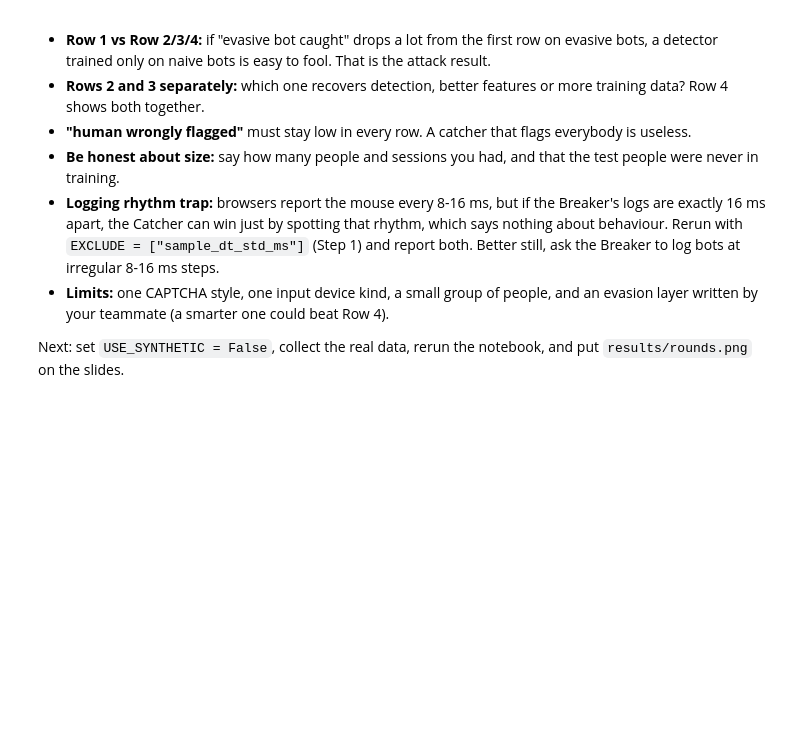
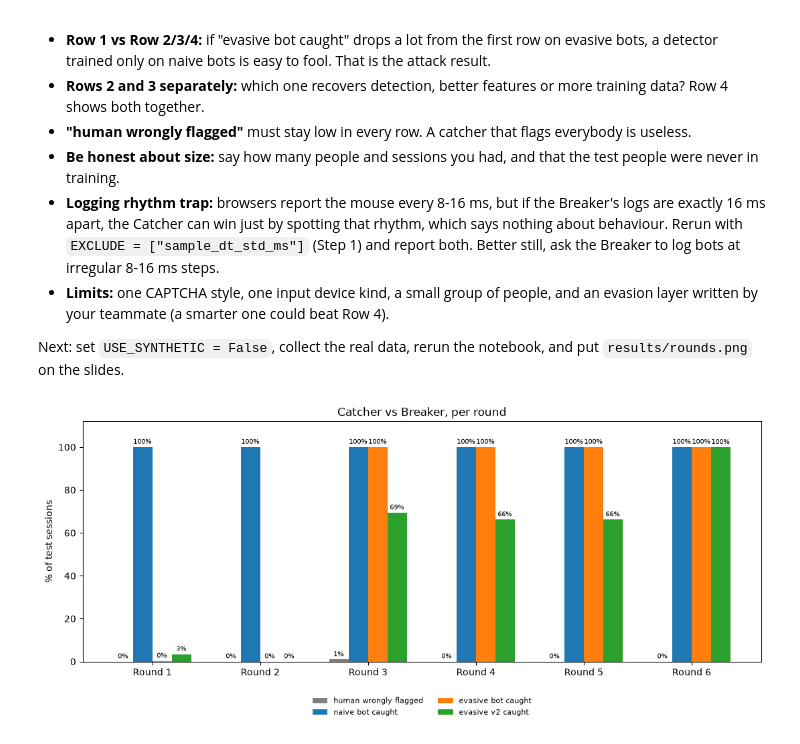
Before and after one commit to khudoberdiev/captcha-breaker-catcher, a Jupyter notebook: half_b_catcher/catcher.ipynb, the cells around one changed output. Cells and saved outputs as stored; diff of their text form; code cells hidden in the pictures; blank space fills up the shorter version.

Commit message:
Catcher: add evasive v2 rounds and Act 3 export

```diff
--- a/half_b_catcher/catcher.ipynb
+++ b/half_b_catcher/catcher.ipynb
@@ -31,7 +31,8 @@ from sklearn.preprocessing import StandardScaler
 from features import load_sessions, BASIC_FEATURES, ADVANCED_FEATURES
 import simulate_sessions
 
-USE_SYNTHETIC = True     # True = FAKE test data.  Set to False for the real experiment.
+
+USE_SYNTHETIC = False     # True = FAKE test data.  Set to False for the real experiment.
 N_REPEATS = 20           # we average over this many different random train/test splits
 TEST_FRACTION = 0.3      # share of people / bots held out for testing
 
@@ -240,3 +284,95 @@ plt.show()
 - **Limits:** one CAPTCHA style, one input device kind, a small group of people, and an evasion layer written by your teammate (a smarter one could beat Row 4).
 
 Next: set `USE_SYNTHETIC = False`, collect the real data, rerun the notebook, and put `results/rounds.png` on the slides.
+# %%
+def split_with_v2(frame, seed, test_fraction=TEST_FRACTION):
+    rng = np.random.default_rng(seed)
+    test_idx = []
+
+    humans = frame[frame.kind == "human"]
+    people = humans.participant.unique()
+    if len(people) >= 3:
+        n_test = max(1, round(len(people) * test_fraction))
+        test_people = rng.choice(people, n_test, replace=False)
+        test_idx += list(humans.index[humans.participant.isin(test_people)])
+    else:
+        if seed == 0:
+            print("WARNING: fewer than 3 participants, splitting humans at random (optimistic results)")
+        n_test = max(1, int(len(humans) * test_fraction))
+        test_idx += list(rng.choice(humans.index, n_test, replace=False))
+
+    for kind in ["naive", "evasive", "evasive_v2"]:
+        idx = frame.index[frame.kind == kind]
+        n_test = max(1, int(len(idx) * test_fraction))
+        test_idx += list(rng.choice(idx, n_test, replace=False))
+
+    return frame.drop(test_idx), frame.loc[test_idx]
+
+
+round_experiments = EXPERIMENTS + [
+    ("5  Round 5: better features, trained through evasive", BOTH, ["human", "naive", "evasive"]),
+    ("6  Round 6: better features + evasive v2 training", BOTH, ["human", "naive", "evasive", "evasive_v2"]),
+]
+round_metrics = [
+    "human wrongly flagged",
+    "naive bot caught",
+    "evasive bot caught",
+    "evasive v2 caught",
+]
+round_rows = []
+round_summary = []
+
+for name, features, train_kinds in round_experiments:
+    repeats = []
+    for seed in range(N_REPEATS):
+        round_train, round_test = split_with_v2(df, seed)
+        round_train = round_train[round_train.kind.isin(train_kinds)]
+        model = make_model("Random Forest").fit(round_train[features], round_train.is_bot)
+        flagged = model.predict(round_test[features]).astype(bool)
+        kind = round_test.kind.to_numpy()
+        repeats.append({
+            "human wrongly flagged": flagged[kind == "human"].mean(),
+            "naive bot caught": flagged[kind == "naive"].mean(),
+            "evasive bot caught": flagged[kind == "evasive"].mean(),
+            "evasive v2 caught": flagged[kind == "evasive_v2"].mean(),
+        })
+    repeat_results = pd.DataFrame(repeats)
+    means = repeat_results.mean()
+    stds = repeat_results.std()
+    round_rows.append(means)
+    round_summary.append({
+        "experiment": name,
+        **{metric: f"{means[metric]:.0%} ± {stds[metric]:.0%}" for metric in round_metrics},
+    })
+
+results = pd.DataFrame(round_rows, index=[experiment[0] for experiment in round_experiments])
+results = results[round_metrics]
+results.to_csv("results/results_FAKE.csv" if USE_SYNTHETIC else "results/results.csv")
+
+fig, ax = plt.subplots(figsize=(11, 5))
+width = 0.18
+colors = ["#7f7f7f", "#1f77b4", "#ff7f0e", "#2ca02c"]
+x = np.arange(len(round_experiments))
+for j, metric in enumerate(round_metrics):
+    bars = ax.bar(x + (j - 1.5) * width, results[metric] * 100, width, label=metric, color=colors[j])
+    ax.bar_label(bars, fmt="%.0f%%", fontsize=7, padding=2)
+ax.set_xticks(x)
+ax.set_xticklabels([f"Round {i}" for i in range(1, len(round_experiments) + 1)])
+ax.set_ylabel("% of test sessions")
+ax.set_ylim(0, 112)
+ax.legend(loc="upper center", bbox_to_anchor=(0.5, -0.12), ncol=2, fontsize=8, frameon=False)
+ax.set_title("Catcher vs Breaker, per round")
+plt.tight_layout()
+plt.savefig("results/rounds_FAKE.png" if USE_SYNTHETIC else "results/rounds.png", dpi=150)
+plt.show()
+
+for round_number in (5, 6):
+    name = round_experiments[round_number - 1][0]
+    means = results.loc[name]
+    print(
+        f"Round {round_number}: evasive v2 caught {means['evasive v2 caught']:.1%}; "
+        f"humans flagged {means['human wrongly flagged']:.1%}"
+    )
+pd.DataFrame(round_summary).set_index("experiment")
+# %% [output]
+[figure, added]
```
Also changed, not shown: parts of 9 cells of this notebook, 4 other files.
